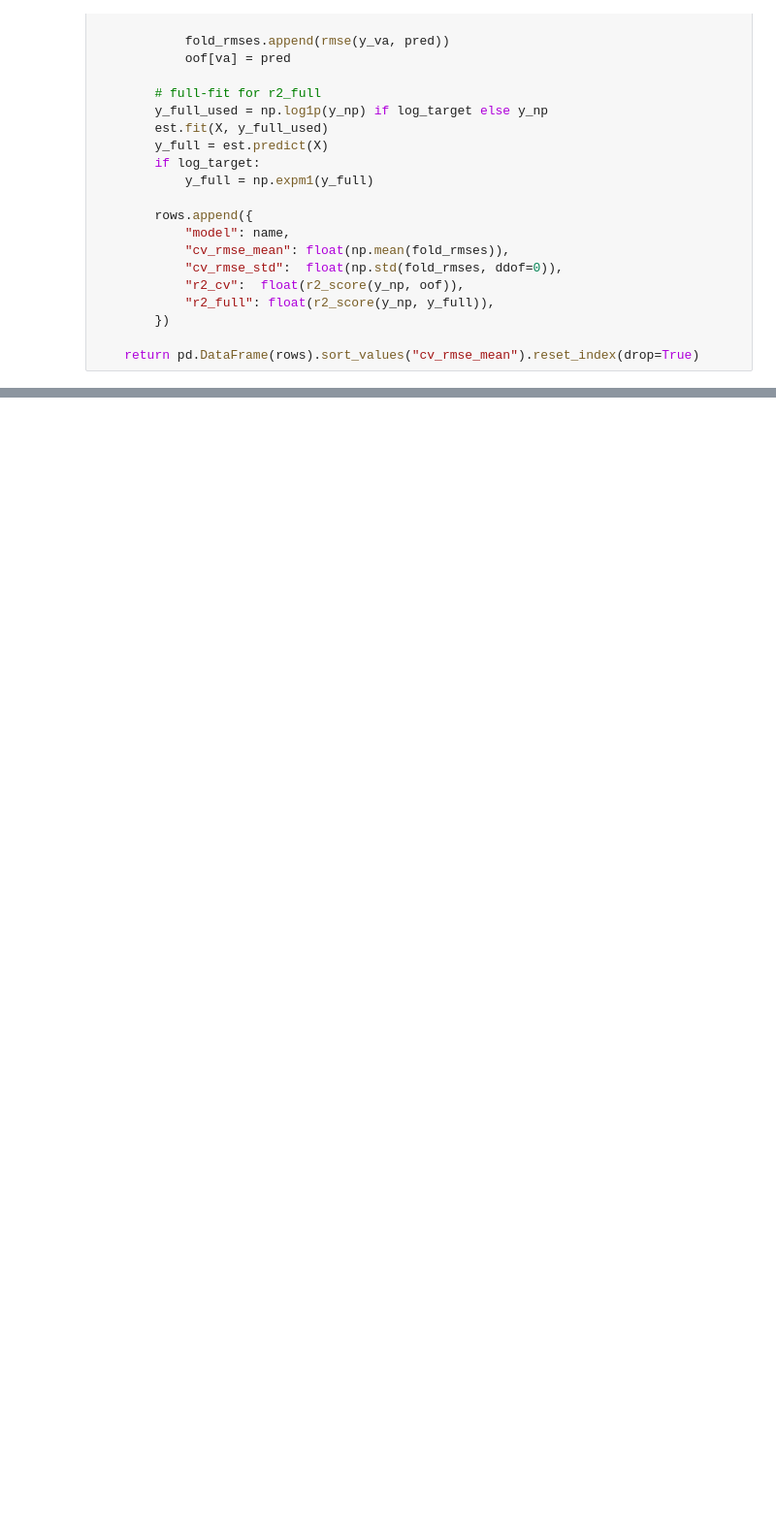
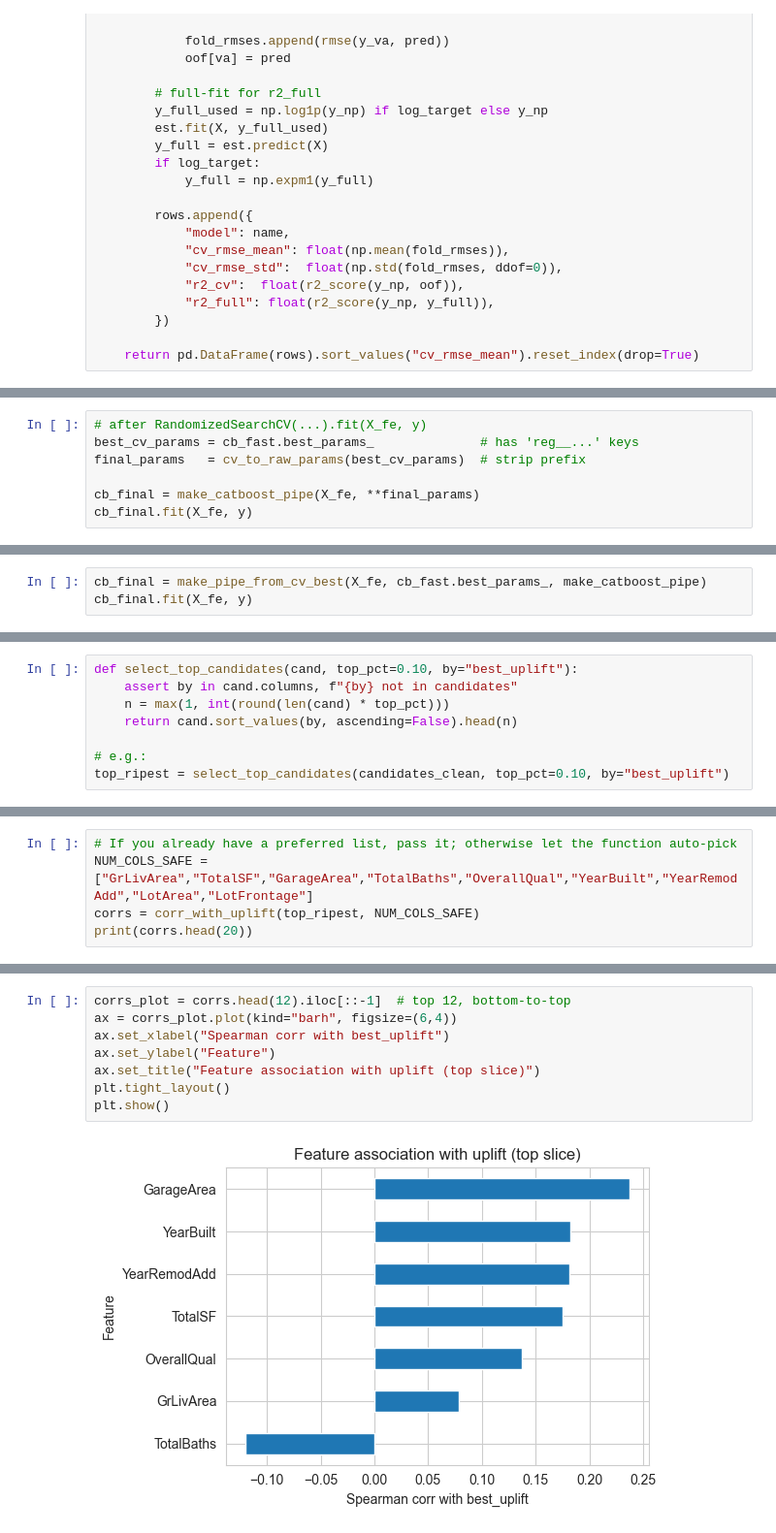
Before and after one commit to asilbert/MLProject, a Jupyter notebook: MLProject_V3.ipynb, the cells around one changed output, grey strips where cells are left out. Shown at 97% size. Drawn from its saved outputs; the diff is of its cells as text; blank space fills up the shorter version.

Commit message:
Cleanup for V3

```diff
--- a/MLProject_V3.ipynb
+++ b/MLProject_V3.ipynb
@@ -1661,0 +901,7 @@ ValueError: You are trying to merge on object and int64 columns for key '_id_'.
+# %%
+# after RandomizedSearchCV(...).fit(X_fe, y)
+best_cv_params = cb_fast.best_params_              # has 'reg__...' keys
+final_params   = cv_to_raw_params(best_cv_params)  # strip prefix
+
+cb_final = make_catboost_pipe(X_fe, **final_params)
+cb_final.fit(X_fe, y)
@@ -1661,0 +938,3 @@ ValueError: You are trying to merge on object and int64 columns for key '_id_'.
+# %%
+cb_final = make_pipe_from_cv_best(X_fe, cb_fast.best_params_, make_catboost_pipe)
+cb_final.fit(X_fe, y)
@@ -1661,0 +1273,8 @@ ValueError: You are trying to merge on object and int64 columns for key '_id_'.
+# %%
+def select_top_candidates(cand, top_pct=0.10, by="best_uplift"):
+    assert by in cand.columns, f"{by} not in candidates"
+    n = max(1, int(round(len(cand) * top_pct)))
+    return cand.sort_values(by, ascending=False).head(n)
+
+# e.g.:
+top_ripest = select_top_candidates(candidates_clean, top_pct=0.10, by="best_uplift")
@@ -1661,0 +1434,5 @@ ValueError: You are trying to merge on object and int64 columns for key '_id_'.
+# %%
+# If you already have a preferred list, pass it; otherwise let the function auto-pick
+NUM_COLS_SAFE = ["GrLivArea","TotalSF","GarageArea","TotalBaths","OverallQual","YearBuilt","YearRemodAdd","LotArea","LotFrontage"]
+corrs = corr_with_uplift(top_ripest, NUM_COLS_SAFE)
+print(corrs.head(20))
@@ -1661,0 +1457,10 @@ ValueError: You are trying to merge on object and int64 columns for key '_id_'.
+# %%
+corrs_plot = corrs.head(12).iloc[::-1]  # top 12, bottom-to-top
+ax = corrs_plot.plot(kind="barh", figsize=(6,4))
+ax.set_xlabel("Spearman corr with best_uplift")
+ax.set_ylabel("Feature")
+ax.set_title("Feature association with uplift (top slice)")
+plt.tight_layout()
+plt.show()
+# %% [output]
+[figure, added]
```
Also changed, not shown: parts of 72 cells of this notebook, 4 other files.
